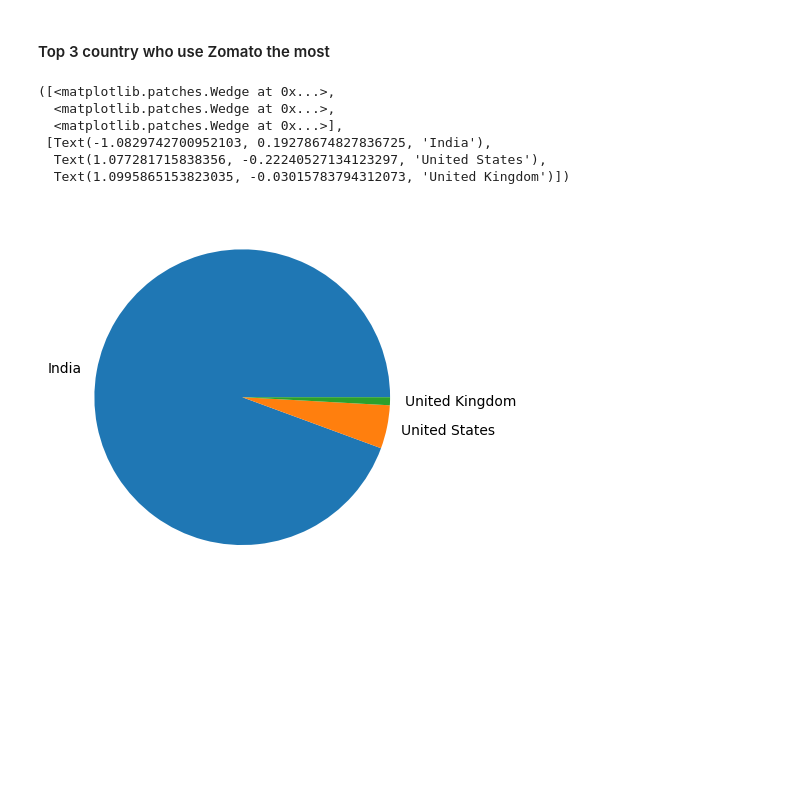
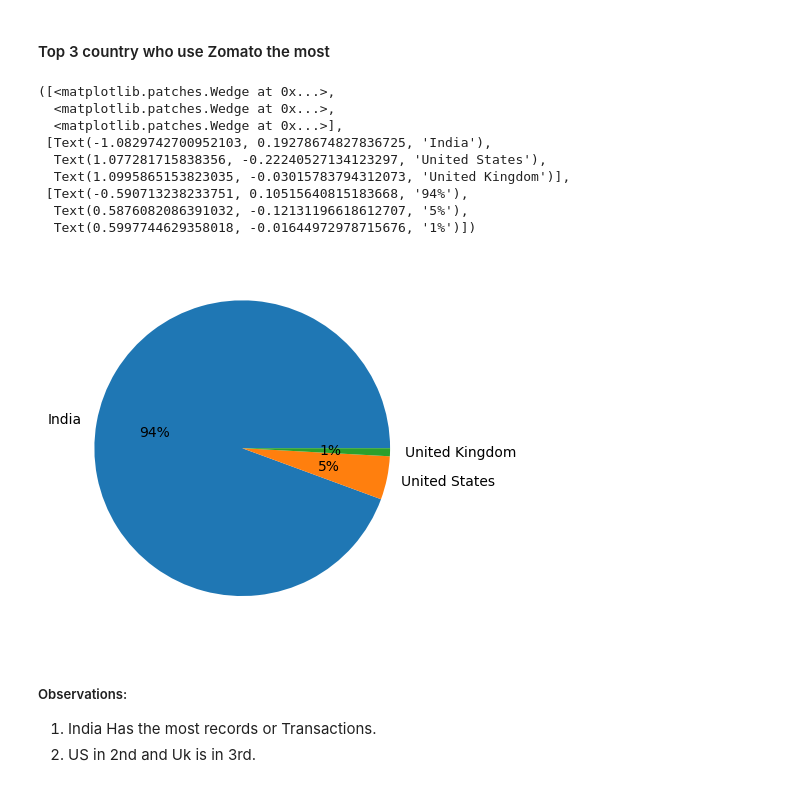
Before and after one commit to hassanjawad1/EDA, a Jupyter notebook: Day-1.ipynb, the cells around one changed output. Cells and saved outputs as stored; diff of their text form; code cells hidden in the pictures; blank space fills up the shorter version.

```diff
--- a/Day-1.ipynb
+++ b/Day-1.ipynb
@@ -125,12 +125,19 @@ array([8652,  434,   80,   60,   60,   60,   40,   34,   24,   22,   21,
 # %% [markdown]
 #### Top 3 country who use Zomato the most
 # %%
-plt.pie(c_va[:3],labels=Country_names[:3])
+plt.pie(c_va[:3],labels=Country_names[:3], autopct='%1.0f%%')
 # %% [output]
 ([<matplotlib.patches.Wedge at 0x...>,
   <matplotlib.patches.Wedge at 0x...>,
   <matplotlib.patches.Wedge at 0x...>],
  [Text(-1.0829742700952103, 0.19278674827836725, 'India'),
   Text(1.077281715838356, -0.22240527134123297, 'United States'),
-  Text(1.0995865153823035, -0.03015783794312073, 'United Kingdom')])
+  Text(1.0995865153823035, -0.03015783794312073, 'United Kingdom')],
+ [Text(-0.590713238233751, 0.10515640815183668, '94%'),
+  Text(0.5876082086391032, -0.12131196618612707, '5%'),
+  Text(0.5997744629358018, -0.01644972978715676, '1%')])
-[figure, old version]
+[figure, new version]
+# %% [markdown]
+##### Observations:
+1. India Has the most records or Transactions.
+2. US in 2nd and Uk is in 3rd.
```
Also changed, not shown: parts of 4 cells of this notebook.
